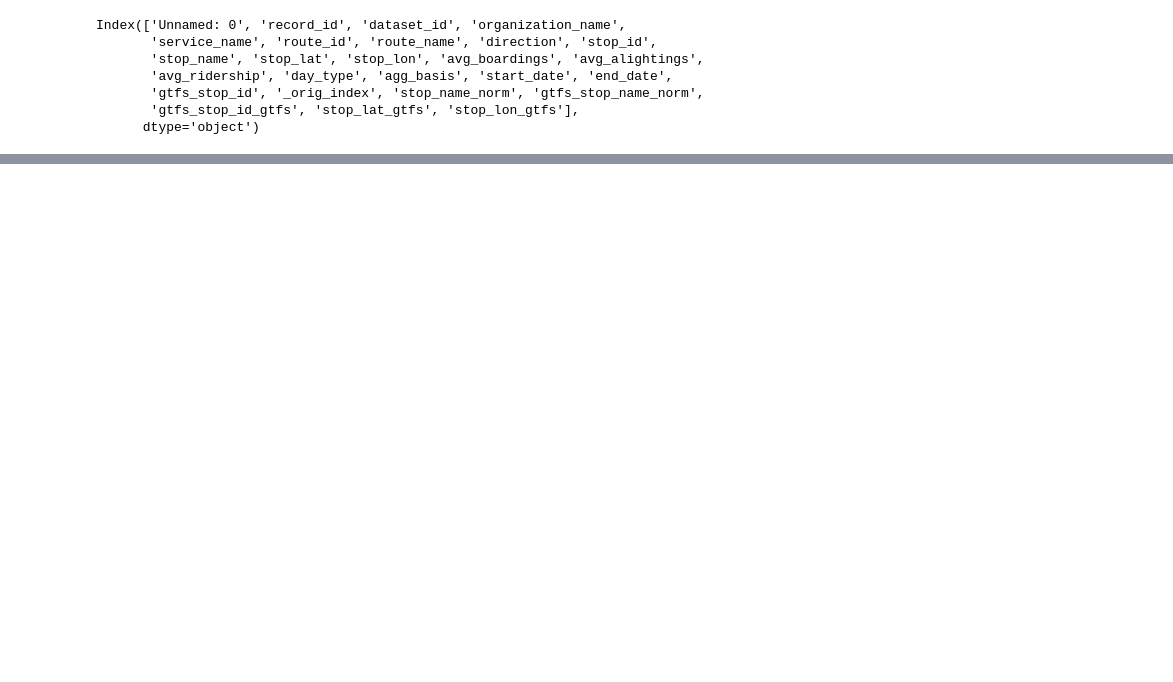
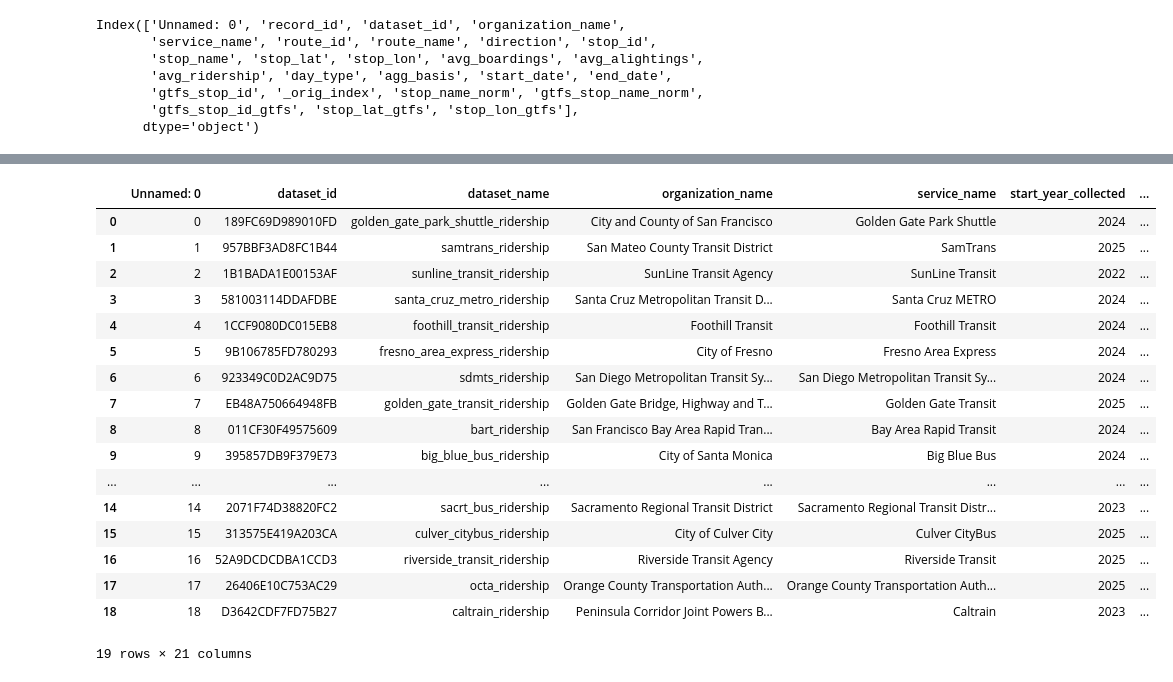
Before and after one commit to cal-itp/transit-ridership-analytics, a Jupyter notebook: Dimension_enrichment.ipynb, the cells around one changed output, grey strips where cells are left out. Cells and saved outputs as stored; diff of their text form; code cells hidden in the pictures; blank space fills up the shorter version.

```diff
--- a/Dimension_enrichment.ipynb
+++ b/Dimension_enrichment.ipynb
@@ -1252,0 +825,21 @@ riverside_gtfs[riverside_gtfs["gtfs_stop_id"] == '1004'].drop_duplicates().sort_
+# %%
+df_dim
+# %% [output]
+|  | Unnamed: 0 | dataset_id | dataset_name | organization_name | service_name | start_year_collected | ... |
+| 0 | 0 | 189FC69D989010FD | golden_gate_park_shuttle_ridership | City and County of San Francisco | Golden Gate Park Shuttle | 2024 | ... |
+| 1 | 1 | 957BBF3AD8FC1B44 | samtrans_ridership | San Mateo County Transit District | SamTrans | 2025 | ... |
+| 2 | 2 | 1B1BADA1E00153AF | sunline_transit_ridership | SunLine Transit Agency | SunLine Transit | 2022 | ... |
+| 3 | 3 | 581003114DDAFDBE | santa_cruz_metro_ridership | Santa Cruz Metropolitan Transit D... | Santa Cruz METRO | 2024 | ... |
+| 4 | 4 | 1CCF9080DC015EB8 | foothill_transit_ridership | Foothill Transit | Foothill Transit | 2024 | ... |
+| 5 | 5 | 9B106785FD780293 | fresno_area_express_ridership | City of Fresno | Fresno Area Express | 2024 | ... |
+| 6 | 6 | 923349C0D2AC9D75 | sdmts_ridership | San Diego Metropolitan Transit Sy... | San Diego Metropolitan Transit Sy... | 2024 | ... |
+| 7 | 7 | EB48A750664948FB | golden_gate_transit_ridership | Golden Gate Bridge, Highway and T... | Golden Gate Transit | 2025 | ... |
+| 8 | 8 | 011CF30F49575609 | bart_ridership | San Francisco Bay Area Rapid Tran... | Bay Area Rapid Transit | 2024 | ... |
+| 9 | 9 | 395857DB9F379E73 | big_blue_bus_ridership | City of Santa Monica | Big Blue Bus | 2024 | ... |
+| ... | ... | ... | ... | ... | ... | ... | ... |
+| 14 | 14 | 2071F74D38820FC2 | sacrt_bus_ridership | Sacramento Regional Transit District | Sacramento Regional Transit Distr... | 2023 | ... |
+| 15 | 15 | 313575E419A203CA | culver_citybus_ridership | City of Culver City | Culver CityBus | 2025 | ... |
+| 16 | 16 | 52A9DCDCDBA1CCD3 | riverside_transit_ridership | Riverside Transit Agency | Riverside Transit | 2025 | ... |
+| 17 | 17 | 26406E10C753AC29 | octa_ridership | Orange County Transportation Auth... | Orange County Transportation Auth... | 2025 | ... |
+| 18 | 18 | D3642CDF7FD75B27 | caltrain_ridership | Peninsula Corridor Joint Powers B... | Caltrain | 2023 | ... |
+19 rows × 21 columns
```
Also changed, not shown: parts of 129 cells of this notebook, 3 other files.
